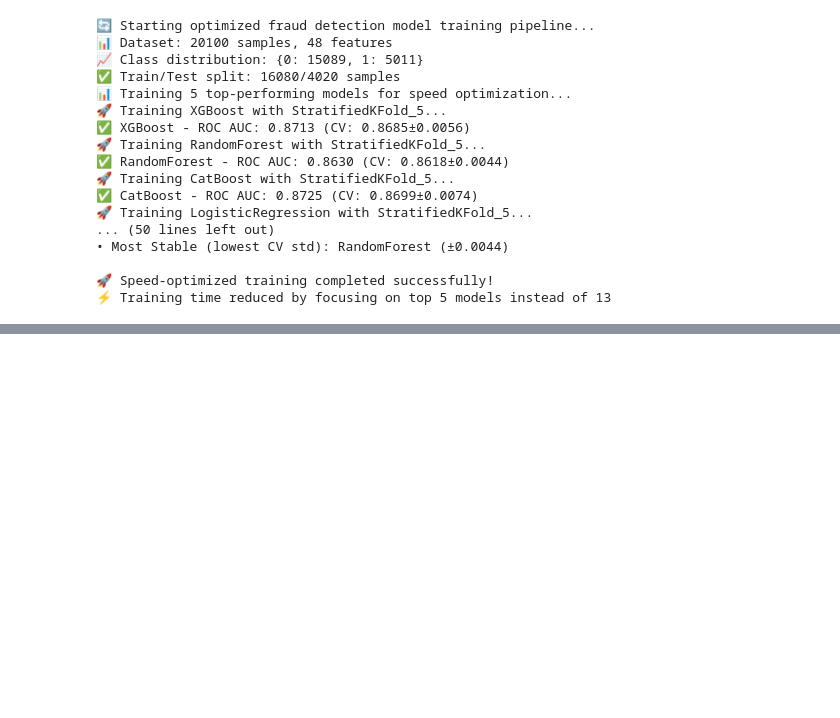
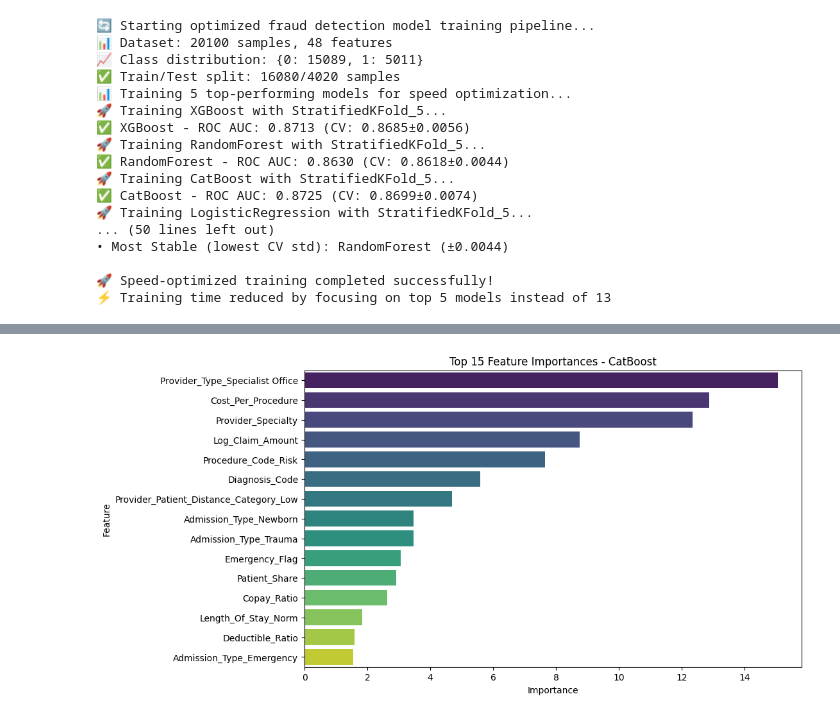
Before and after one commit to SurajKhodade15/us-healthcare-claims-fraud-ml, a Jupyter notebook: notebooks/03_model_experiments.ipynb, the cells around one changed output, grey strips where cells are left out. Saved outputs shown, nothing was run; the diff lists cells and outputs as text; code cells hidden in the pictures; blank space fills up the shorter version.

```diff
--- a/notebooks/03_model_experiments.ipynb
+++ b/notebooks/03_model_experiments.ipynb
@@ -324,0 +578,12 @@ else:
+# %%
+importances = best_trained_model.named_steps['model'].get_feature_importance()
+features = X.columns
+
+feat_imp = pd.DataFrame({'Feature': features, 'Importance': importances}).sort_values(by='Importance', ascending=False)
+
+plt.figure(figsize=(10,6))
+sns.barplot(x='Importance', y='Feature', data=feat_imp.head(15), palette='viridis')
+plt.title('Top 15 Feature Importances - CatBoost')
+plt.show()
+# %% [output]
+[figure, added]
```
Also changed, not shown: parts of 5 cells of this notebook, 4 other files.
